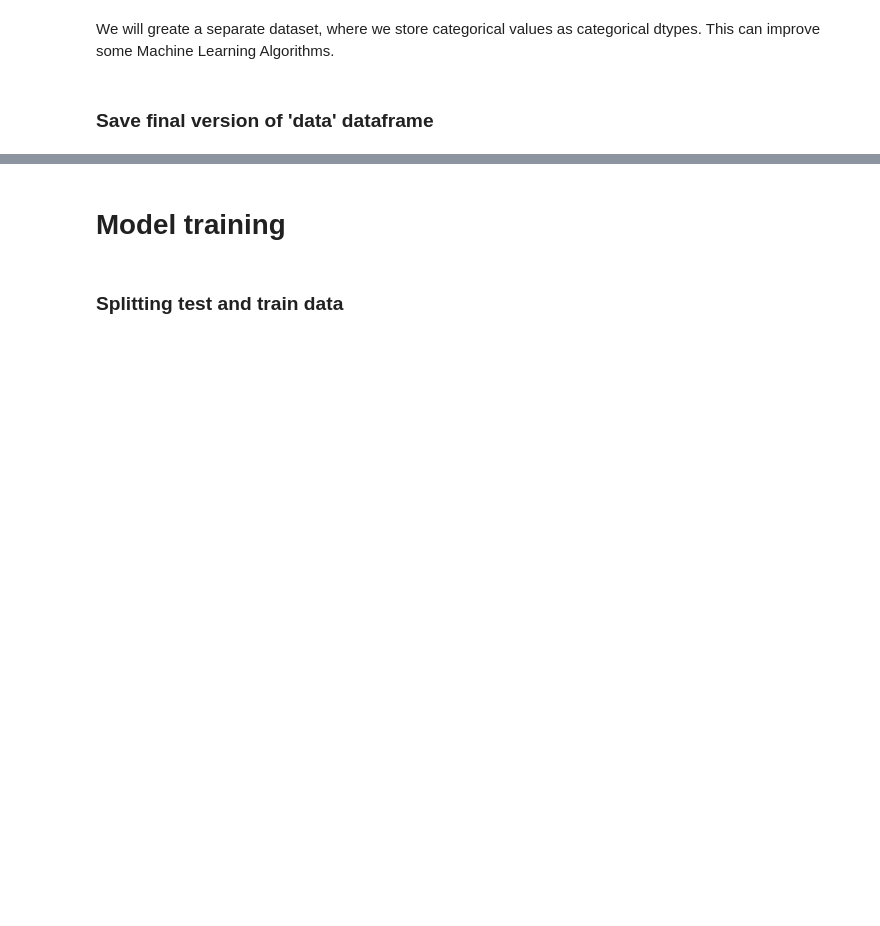
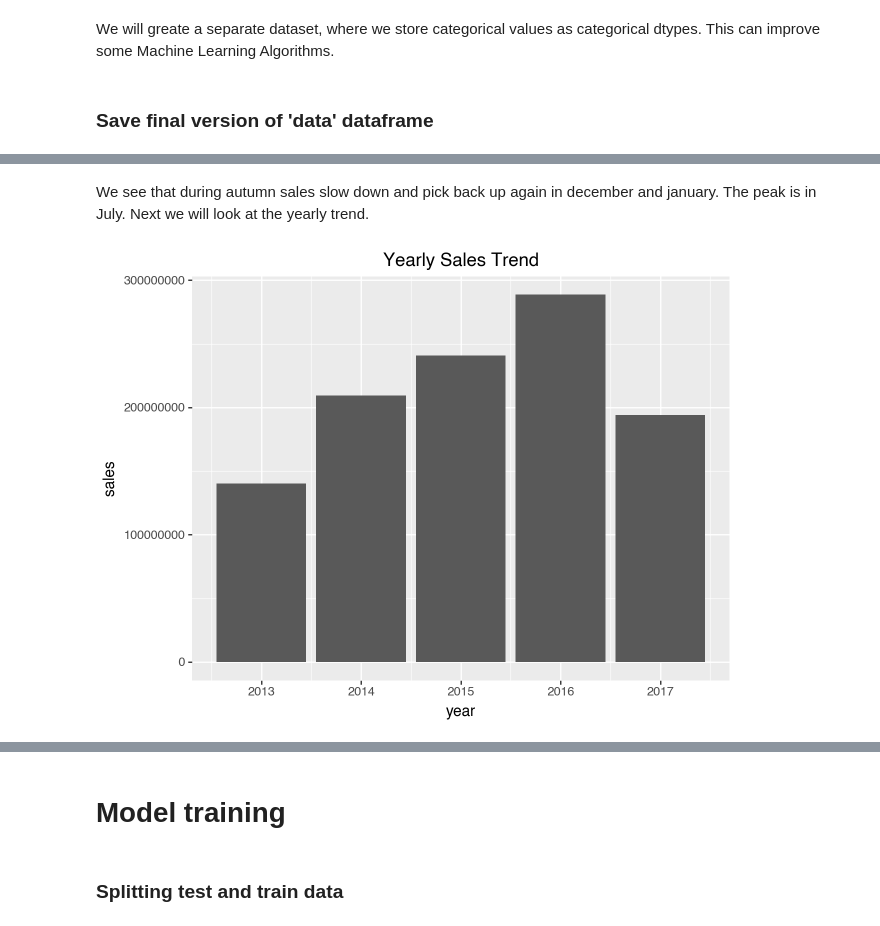
Before and after one commit to RalfGrossfeldt/Store-Sales-Prediction, a Jupyter notebook: notebook.ipynb, the cells around one changed output, grey strips where cells are left out. Drawn from its saved outputs; the diff is of its cells as text; code cells hidden in the pictures; blank space fills up the shorter version.

```diff
--- a/notebook.ipynb
+++ b/notebook.ipynb
@@ -364,0 +424,10 @@ data.to_csv('./data/data.csv', index=False)
+# %% [markdown]
+We see that during autumn sales slow down and pick back up again in december and january. The peak is in July. Next we will look at the yearly trend.
+# %%
+df = eda_train.groupby("year", as_index=False)["sales"].sum()
+
+(ggplot(df, aes("year", "sales")) +
+ geom_col() +
+ ggtitle("Yearly Sales Trend"))
+# %% [output]
+[figure, added]
```
Also changed, not shown: parts of 13 cells of this notebook.
